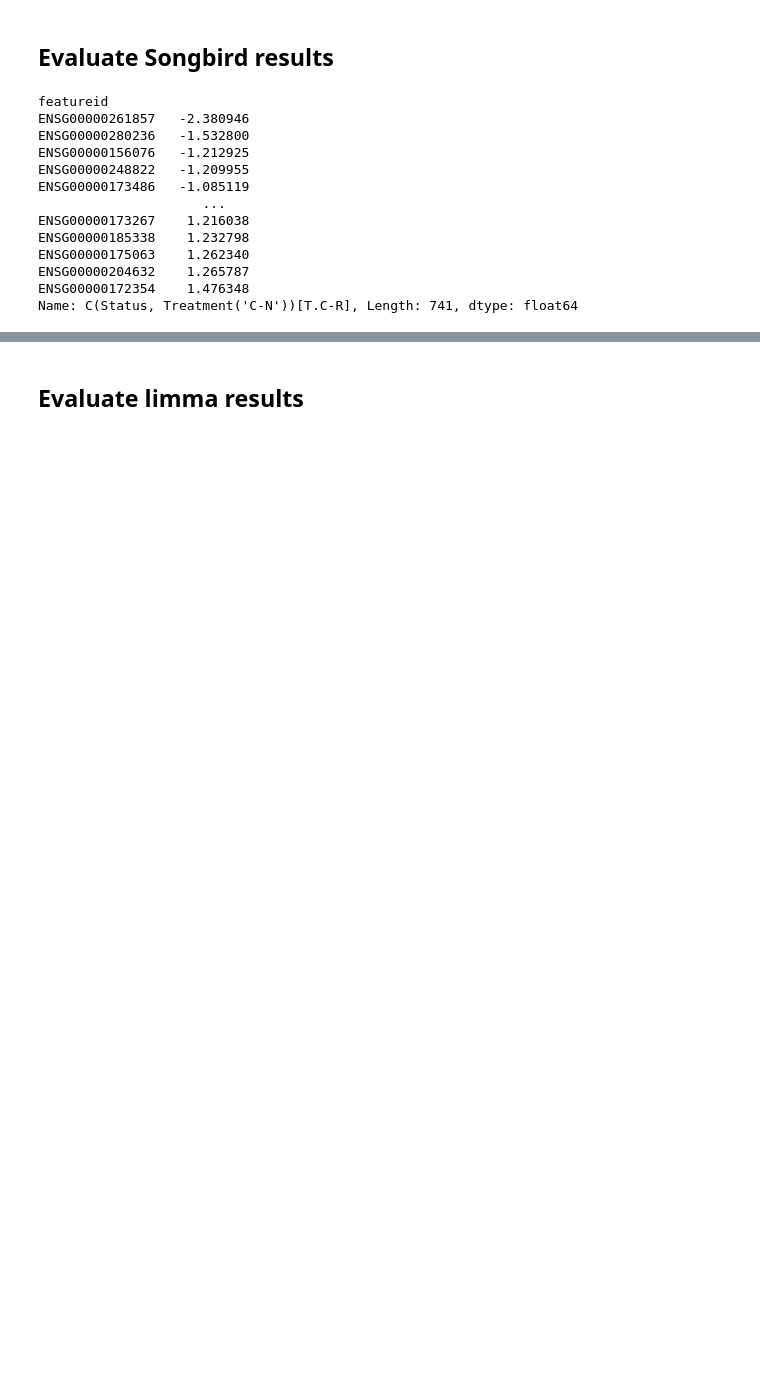
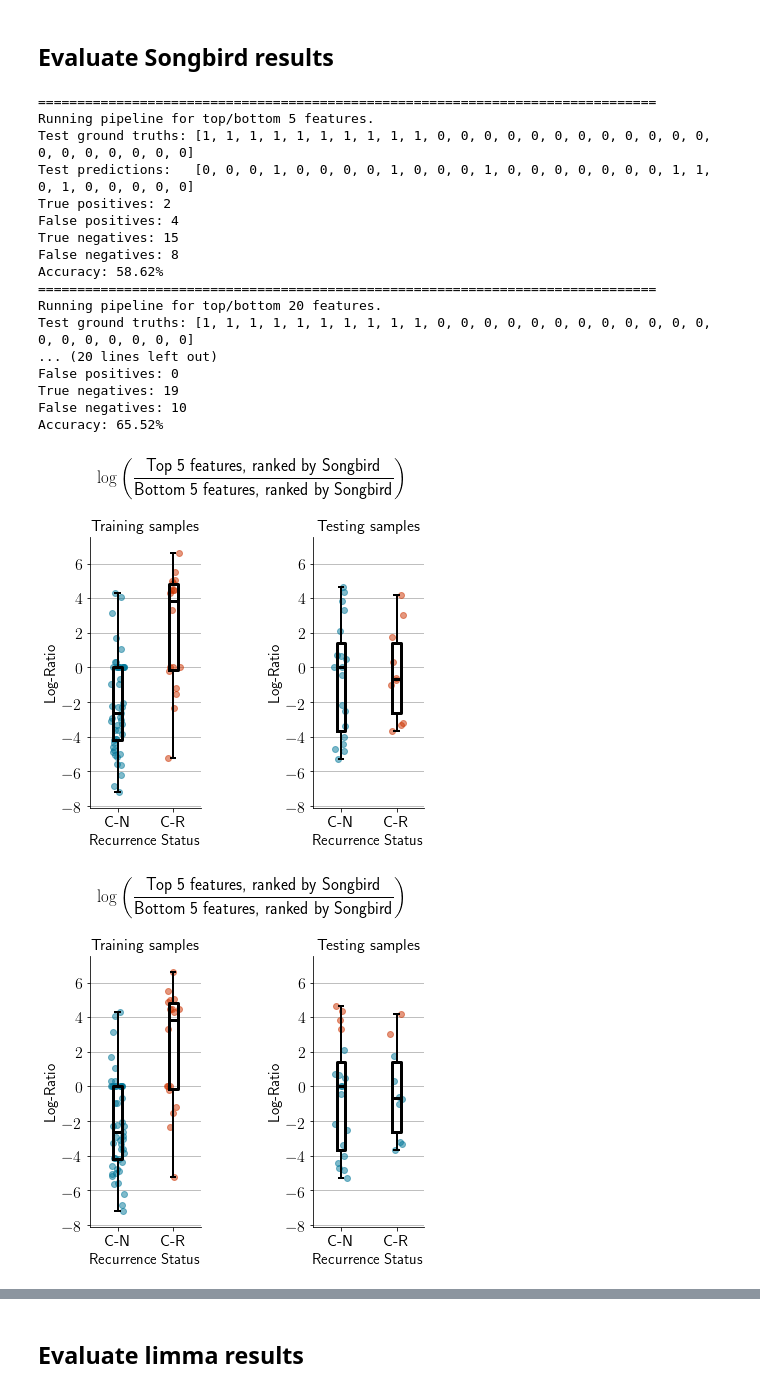
Before and after one commit to fedarko/283-project, a Jupyter notebook: notebooks/04-ClassifyLogRatios.ipynb, the cells around one changed output, grey strips where cells are left out. Cells and saved outputs as stored; diff of their text form; code cells hidden in the pictures; blank space fills up the shorter version.

Commit message:
Add limma diff abund classifier; overhaul lr classif stuff
e.g. %age -> N, etc

```diff
--- a/notebooks/04-ClassifyLogRatios.ipynb
+++ b/notebooks/04-ClassifyLogRatios.ipynb
@@ -211,18 +248,19 @@ def logistic_regression_on_logratios(trsamp2lr, tesamp2lr):
 # %% [markdown]
 ## Utility function: run full visualization &rarr; regression &rarr; visualization pipeline
 # %%
-def run_pipeline(num_features, den_features, numdesc, dendesc, fileprefix=None):
+def run_pipeline(num_features, den_features, numdesc, dendesc, fileprefix=None, sharey=False):
 
     # Show log-ratio on training and testing samples
-    fig, (ax1, ax2) = pyplot.subplots(1, 2, gridspec_kw={"wspace": 1}, sharey=True)
+    fig, (ax1, ax2) = pyplot.subplots(1, 2, gridspec_kw={"wspace": 1}, sharey=sharey)
 
     trsamp2lr = lr_boxjitterplot(traincm, num_features, den_features, "Training samples", ax1)
     tesamp2lr = lr_boxjitterplot(testcm, num_features, den_features, "Testing samples", ax2)
 
-    # Although we do want to use sharey to make sure both the training and test sample plots have
-    # the same y-ranges, we still want to show y-labels on both plots. We do this by re-setting each
-    # tick label to visible: https://stackoverflow.com/a/29268007
-    ax2.yaxis.set_tick_params(labelleft=True)
+    if sharey:
+        # Although we do want to use sharey to make sure both the training and test sample plots have
+        # the same y-ranges, we still want to show y-labels on both plots. We do this by re-setting each
+        # tick label to visible: https://stackoverflow.com/a/29268007
+        ax2.yaxis.set_tick_params(labelleft=True)
 
     suptitle = "$\log \\bigg(\\dfrac{\\text{" + numdesc + "}}{\\text{" + dendesc + "}}$\\bigg)"
     fig.suptitle(suptitle, fontsize=17, y=1.1, fontweight="bold")
@@ -234,12 +272,14 @@ def run_pipeline(num_features, den_features, numdesc, dendesc, fileprefix=None):
     tp, fp, tn, fn, sid2color = logistic_regression_on_logratios(trsamp2lr, tesamp2lr)
 
     # Show log-ratio, coloring testing samples by assigned classification
-    fig2, (ax3, ax4) = pyplot.subplots(1, 2, gridspec_kw={"wspace": 1}, sharey=True)
+    fig2, (ax3, ax4) = pyplot.subplots(1, 2, gridspec_kw={"wspace": 1}, sharey=sharey)
 
     lr_boxjitterplot(traincm, num_features, den_features, "Training samples", ax3)
     lr_boxjitterplot(testcm, num_features, den_features, "Testing samples", ax4, sid2color)
 
-    ax4.yaxis.set_tick_params(labelleft=True)
+    if sharey:
+        # see comment re: this above for ax2
+        ax4.yaxis.set_tick_params(labelleft=True)
 
     fig2.suptitle(suptitle, fontsize=17, y=1.1, fontweight="bold")
     fig2.set_size_inches(6, 5)
@@ -250,15 +290,15 @@ def run_pipeline(num_features, den_features, numdesc, dendesc, fileprefix=None):
 # %%
-def run_pipeline_n_pct(sorted_differentials, pct, toolname):
-    pct_unrounded = (pct/100) * len(sorted_differentials)
-    pct_rounded = round(pct_unrounded)
-    print(f"{pct}% of {len(status_diffs)} features = {pct_unrounded:.2f} features (rounded: {pct_rounded} features)")
-    den_features = sorted_differentials[:pct_rounded].index
-    num_features = sorted_differentials[-pct_rounded:].index
-    assert len(den_features) == len(num_features) == pct_rounded
+def run_pipeline_n(sorted_differentials, n, toolname):
+    print("=" * 79)
+    print(f"Running pipeline for top/bottom {n} features.")
+    den_features = sorted_differentials[:n].index
+    num_features = sorted_differentials[-n:].index
+    assert len(den_features) == len(num_features) == n
 
     run_pipeline(
         num_features, den_features,
-        f"Top {pct}\% of genes ranked by {toolname}",
-        f"Bottom {pct}\% of genes ranked by {toolname}",
-        f"{toolname.lower()}-{pct}pct"
+        f"Top {n:,} features, ranked by {toolname}",
+        f"Bottom {n:,} features, ranked by {toolname}",
+        fileprefix=f"{toolname.lower()}-{n}ftrs",
+        sharey=True
     )
@@ -265,21 +309,30 @@ def run_pipeline_n_pct(sorted_differentials, pct, toolname):
+# %%
+NVALS = (5, 20, 100, 1000)
 # %% [markdown]
 ## Evaluate Songbird results
 # %%
 diffs_qza = Artifact.load("output/songbird-results/status-diffs.qza")
 diffs = diffs_qza.view(pd.DataFrame)
 status_diffs = diffs[diffs.columns[1]].sort_values()
-status_diffs
+for nv in NVALS:
+    run_pipeline_n(status_diffs, nv, "Songbird")
 # %% [output]
-featureid
-ENSG00000261857   -2.380946
-ENSG00000280236   -1.532800
-ENSG00000156076   -1.212925
-ENSG00000248822   -1.209955
-ENSG00000173486   -1.085119
-                     ...
-ENSG00000173267    1.216038
-ENSG00000185338    1.232798
-ENSG00000175063    1.262340
-ENSG00000204632    1.265787
-ENSG00000172354    1.476348
-Name: C(Status, Treatment('C-N'))[T.C-R], Length: 741, dtype: float64
+===============================================================================
+Running pipeline for top/bottom 5 features.
+Test ground truths: [1, 1, 1, 1, 1, 1, 1, 1, 1, 1, 0, 0, 0, 0, 0, 0, 0, 0, 0, 0, 0, 0, 0, 0, 0, 0, 0, 0, 0]
+Test predictions:   [0, 0, 0, 1, 0, 0, 0, 0, 1, 0, 0, 0, 1, 0, 0, 0, 0, 0, 0, 0, 1, 1, 0, 1, 0, 0, 0, 0, 0]
+True positives: 2
+False positives: 4
+True negatives: 15
+False negatives: 8
+Accuracy: 58.62%
+===============================================================================
+Running pipeline for top/bottom 20 features.
+Test ground truths: [1, 1, 1, 1, 1, 1, 1, 1, 1, 1, 0, 0, 0, 0, 0, 0, 0, 0, 0, 0, 0, 0, 0, 0, 0, 0, 0, 0, 0]
+... (20 lines left out)
+False positives: 0
+True negatives: 19
+False negatives: 10
+Accuracy: 65.52%
+[figure, added]
+[figure, added]
```
Also changed, not shown: parts of 20 cells of this notebook, 46 other files.
